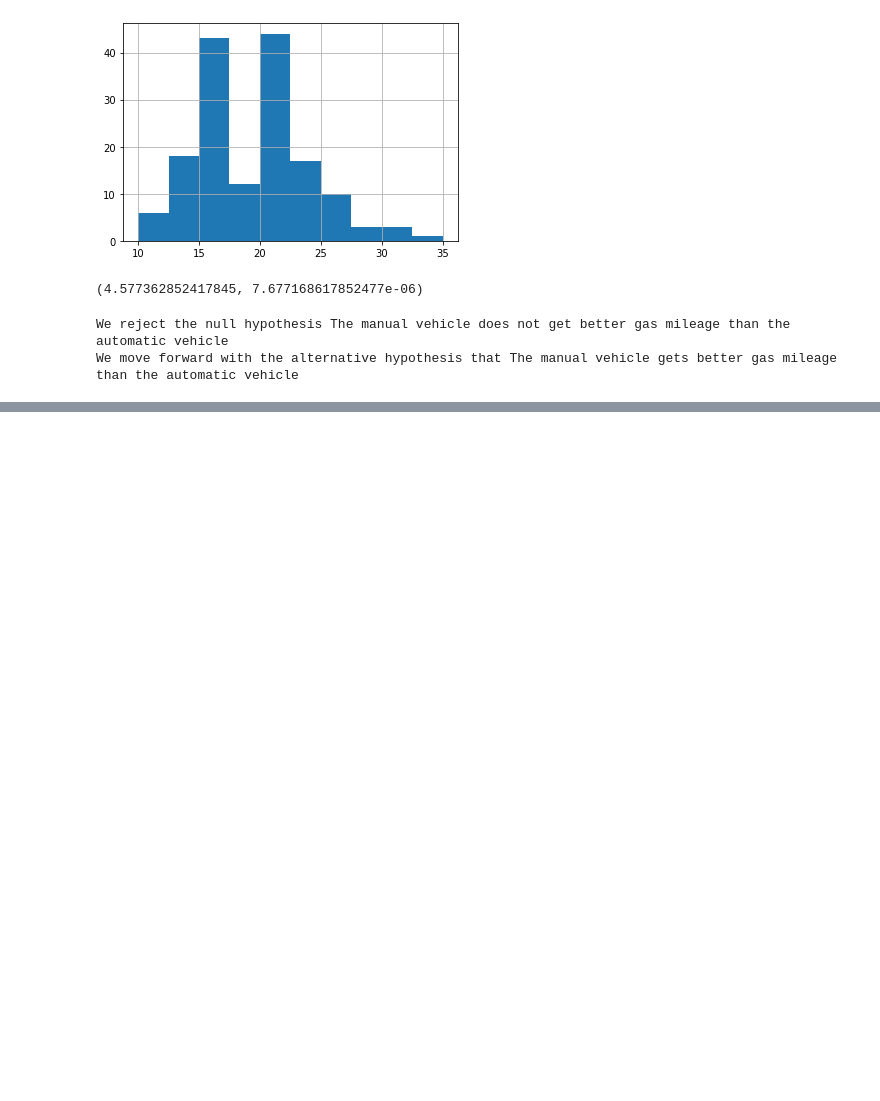
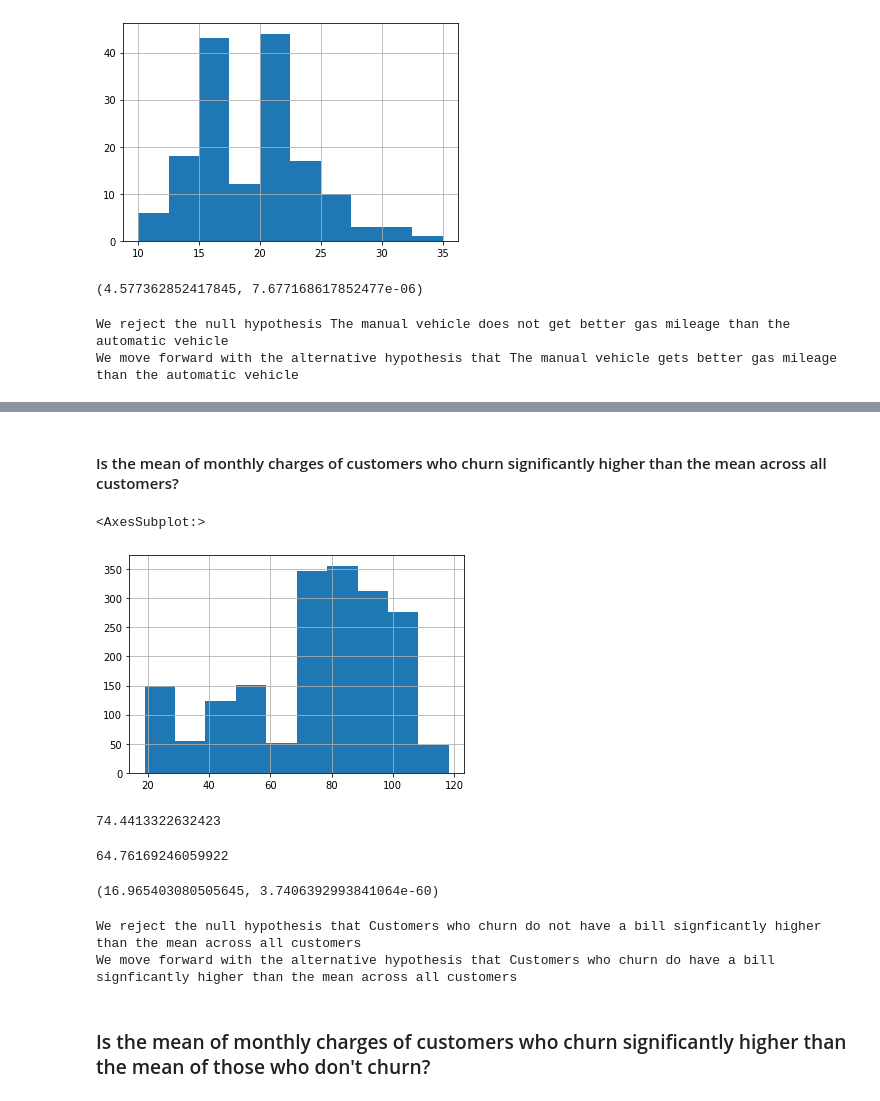
Before and after one commit to DBerchelmann/statistics-exercises, a Jupyter notebook: hypothesis_testing.ipynb, the cells around one changed output, grey strips where cells are left out. Saved outputs shown, nothing was run; the diff lists cells and outputs as text; code cells hidden in the pictures; blank space fills up the shorter version.

Commit message:
updated with 1st telco bonus exercise solutions

```diff
--- a/hypothesis_testing.ipynb
+++ b/hypothesis_testing.ipynb
@@ -238,3 +238,5 @@ else:
 # %% [output]
 We reject the null hypothesis The manual vehicle does not get better gas mileage than the automatic vehicle
 We move forward with the alternative hypothesis that The manual vehicle gets better gas mileage than the automatic vehicle
+# %%
+telco = pd.read_csv(r"/Users/davidberchelmann/codeup-data-science/statistics-exercises/Cust_Churn_Telco.csv", header=1)
@@ -240,0 +253,2 @@ We move forward with the alternative hypothesis that The manual vehicle gets bet
+# %% [markdown]
+#### Is the mean of monthly charges of customers who churn significantly higher than the mean across all customers?
@@ -240,0 +260,33 @@ We move forward with the alternative hypothesis that The manual vehicle gets bet
+# %%
+churned = telco[telco.Churn == 'Yes']
+# %%
+churned.MonthlyCharges.hist()
+# %% [output]
+<AxesSubplot:>
+[figure, added]
+# %%
+churned.MonthlyCharges.mean()
+# %% [output]
+74.4413322632423
+# %%
+telco.MonthlyCharges.mean()
+# %% [output]
+64.76169246059922
+# %%
+t, p = stats.ttest_1samp(churned.MonthlyCharges, telco.MonthlyCharges.mean())
+
+t, p
+# %% [output]
+(16.965403080505645, 3.7406392993841064e-60)
+# %%
+if p < alpha:
+    print("We reject the null hypothesis that", null_hypothesis)
+    print("We move forward with the alternative hypothesis that", alternative_hypothesis)
+else:
+    print("We fail to reject the null hypothesis")
+    print("Failing to reject the null != 'accepting the null'")
+# %% [output]
+We reject the null hypothesis that Customers who churn do not have a bill signficantly higher than the mean across all customers
+We move forward with the alternative hypothesis that Customers who churn do have a bill signficantly higher than the mean across all customers
+# %% [markdown]
+### Is the mean of monthly charges of customers who churn significantly higher than the mean of those who don't churn?
```
Also changed, not shown: parts of 6 cells of this notebook, 1 other file.
